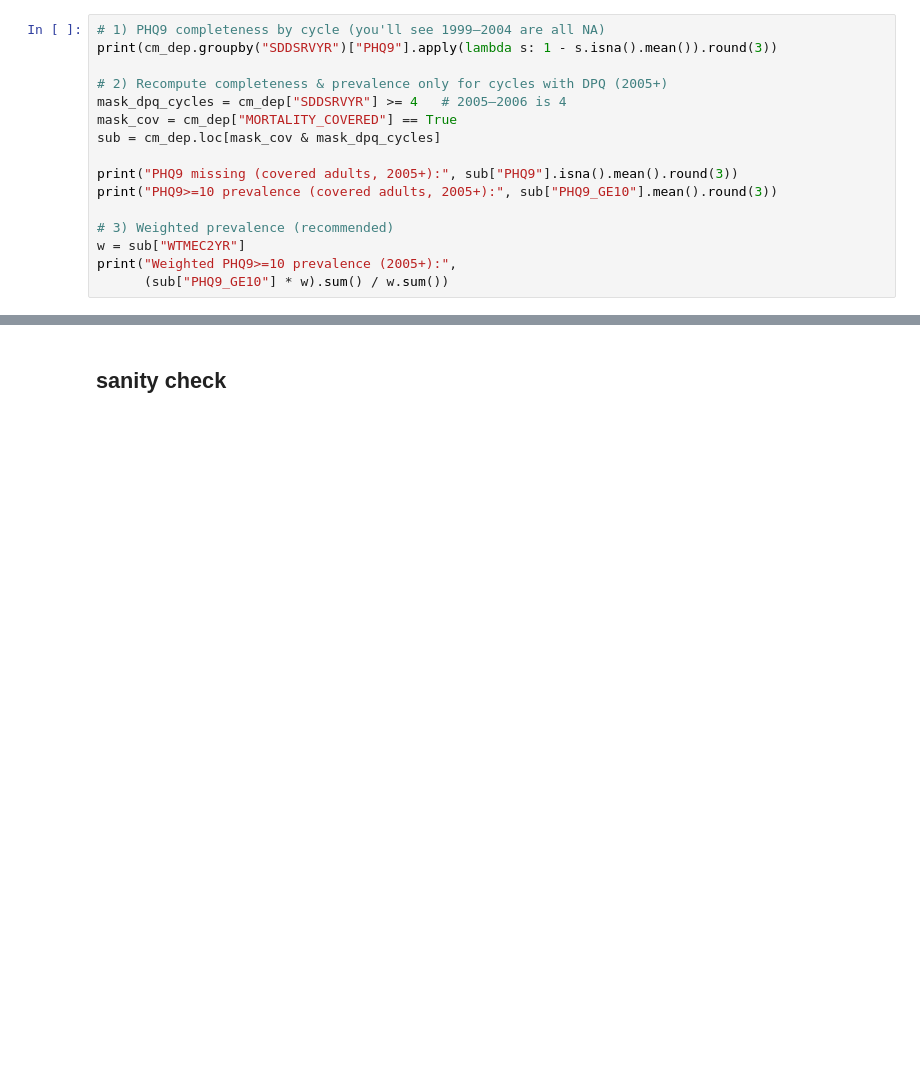
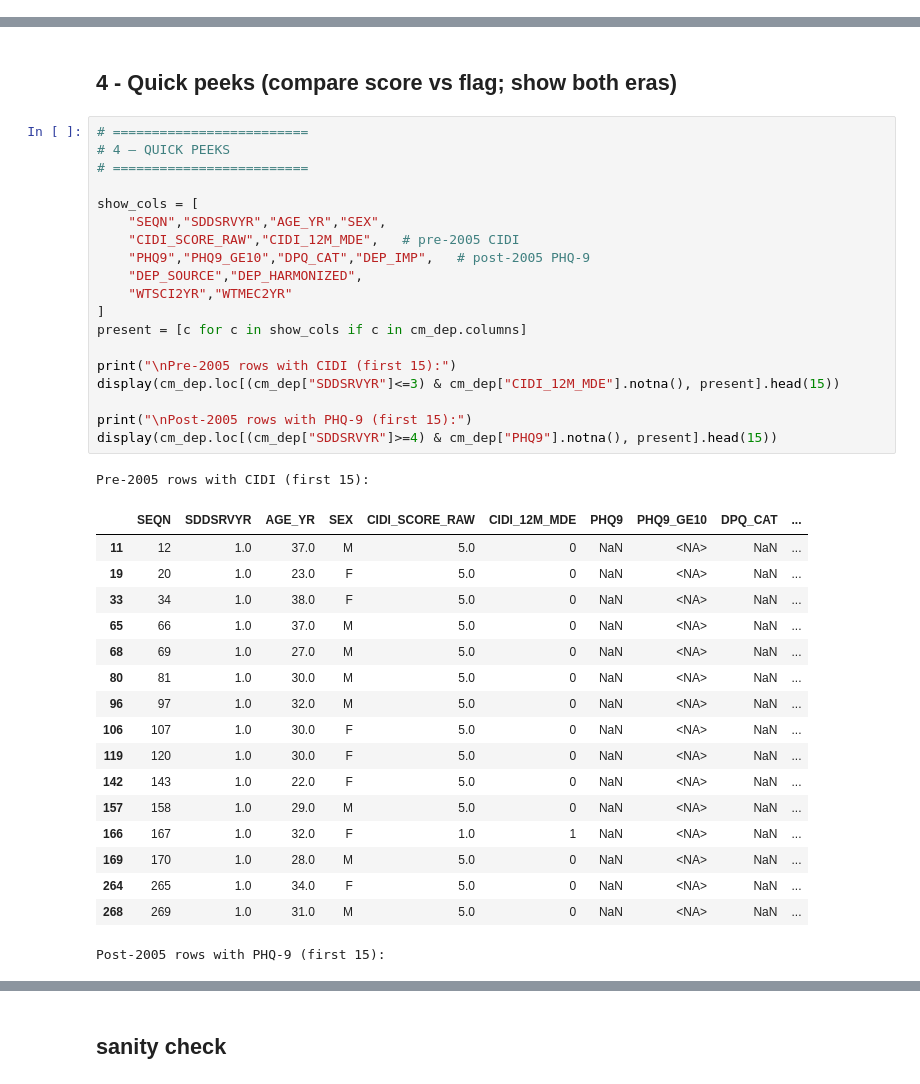
Before and after one commit to amydsy/sdoh-mediation-analysis, a Jupyter notebook: 04_link_depression.ipynb, the cells around one changed output, grey strips where cells are left out. Saved outputs shown, nothing was run; the diff lists cells and outputs as text; blank space fills up the shorter version.

```diff
--- a/04_link_depression.ipynb
+++ b/04_link_depression.ipynb
@@ -265,16 +75,0 @@ PHQ9>=10 prevalence (covered adults): 0.079
-# %%
-# 1) PHQ9 completeness by cycle (you'll see 1999–2004 are all NA)
-print(cm_dep.groupby("SDDSRVYR")["PHQ9"].apply(lambda s: 1 - s.isna().mean()).round(3))
-
-# 2) Recompute completeness & prevalence only for cycles with DPQ (2005+)
-mask_dpq_cycles = cm_dep["SDDSRVYR"] >= 4   # 2005–2006 is 4
-mask_cov = cm_dep["MORTALITY_COVERED"] == True
-sub = cm_dep.loc[mask_cov & mask_dpq_cycles]
-
-print("PHQ9 missing (covered adults, 2005+):", sub["PHQ9"].isna().mean().round(3))
-print("PHQ9>=10 prevalence (covered adults, 2005+):", sub["PHQ9_GE10"].mean().round(3))
-
-# 3) Weighted prevalence (recommended)
-w = sub["WTMEC2YR"]
-print("Weighted PHQ9>=10 prevalence (2005+):",
-      (sub["PHQ9_GE10"] * w).sum() / w.sum())
@@ -937,0 +347,40 @@ else:
+# %% [markdown]
+## 4 - Quick peeks (compare score vs flag; show both eras)
+# %%
+# =========================
+# 4 — QUICK PEEKS
+# =========================
+
+show_cols = [
+    "SEQN","SDDSRVYR","AGE_YR","SEX",
+    "CIDI_SCORE_RAW","CIDI_12M_MDE",   # pre-2005 CIDI
+    "PHQ9","PHQ9_GE10","DPQ_CAT","DEP_IMP",   # post-2005 PHQ-9
+    "DEP_SOURCE","DEP_HARMONIZED",
+    "WTSCI2YR","WTMEC2YR"
+]
+present = [c for c in show_cols if c in cm_dep.columns]
+
+print("\nPre-2005 rows with CIDI (first 15):")
+display(cm_dep.loc[(cm_dep["SDDSRVYR"]<=3) & cm_dep["CIDI_12M_MDE"].notna(), present].head(15))
+
+print("\nPost-2005 rows with PHQ-9 (first 15):")
+display(cm_dep.loc[(cm_dep["SDDSRVYR"]>=4) & cm_dep["PHQ9"].notna(), present].head(15))
+# %% [output]
+Pre-2005 rows with CIDI (first 15):
+|  | SEQN | SDDSRVYR | AGE_YR | SEX | CIDI_SCORE_RAW | CIDI_12M_MDE | PHQ9 | PHQ9_GE10 | DPQ_CAT | ... |
+| 11 | 12 | 1.0 | 37.0 | M | 5.0 | 0 | NaN | <NA> | NaN | ... |
+| 19 | 20 | 1.0 | 23.0 | F | 5.0 | 0 | NaN | <NA> | NaN | ... |
+| 33 | 34 | 1.0 | 38.0 | F | 5.0 | 0 | NaN | <NA> | NaN | ... |
+| 65 | 66 | 1.0 | 37.0 | M | 5.0 | 0 | NaN | <NA> | NaN | ... |
+| 68 | 69 | 1.0 | 27.0 | M | 5.0 | 0 | NaN | <NA> | NaN | ... |
+| 80 | 81 | 1.0 | 30.0 | M | 5.0 | 0 | NaN | <NA> | NaN | ... |
+| 96 | 97 | 1.0 | 32.0 | M | 5.0 | 0 | NaN | <NA> | NaN | ... |
+| 106 | 107 | 1.0 | 30.0 | F | 5.0 | 0 | NaN | <NA> | NaN | ... |
+| 119 | 120 | 1.0 | 30.0 | F | 5.0 | 0 | NaN | <NA> | NaN | ... |
+| 142 | 143 | 1.0 | 22.0 | F | 5.0 | 0 | NaN | <NA> | NaN | ... |
+| 157 | 158 | 1.0 | 29.0 | M | 5.0 | 0 | NaN | <NA> | NaN | ... |
+| 166 | 167 | 1.0 | 32.0 | F | 1.0 | 1 | NaN | <NA> | NaN | ... |
+| 169 | 170 | 1.0 | 28.0 | M | 5.0 | 0 | NaN | <NA> | NaN | ... |
+| 264 | 265 | 1.0 | 34.0 | F | 5.0 | 0 | NaN | <NA> | NaN | ... |
+| 268 | 269 | 1.0 | 31.0 | M | 5.0 | 0 | NaN | <NA> | NaN | ... |
+Post-2005 rows with PHQ-9 (first 15):
```
Also changed, not shown: parts of 38 cells of this notebook.
